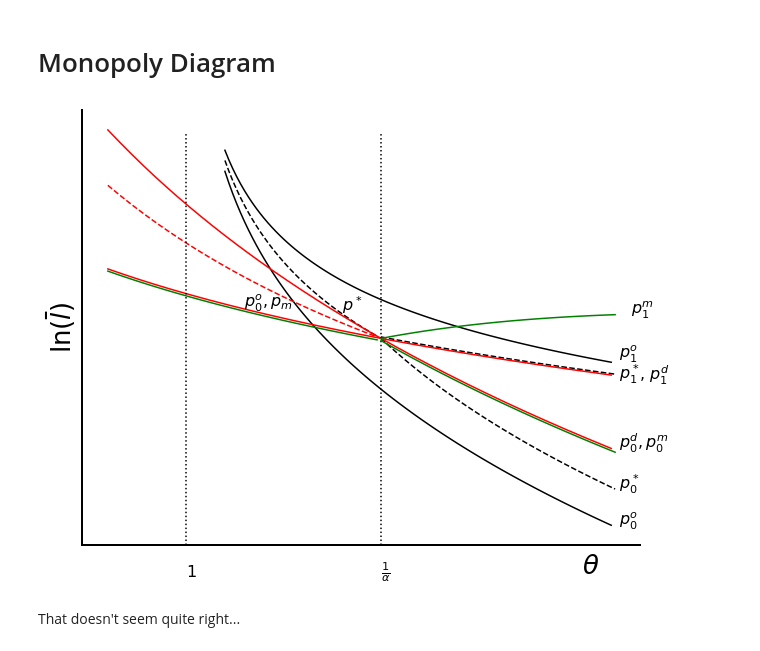
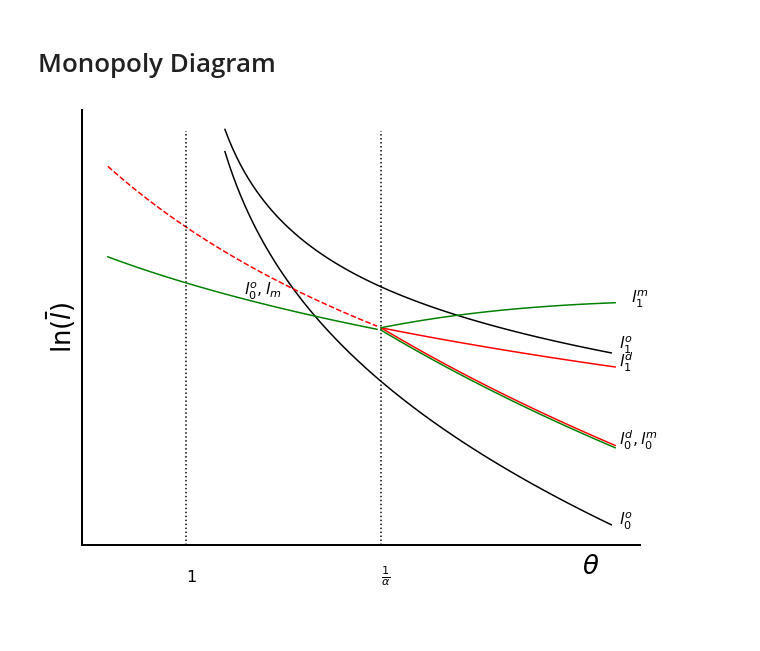
Before and after one commit to jhconning/enclosure, a Jupyter notebook: notebooks/PaperDiagramsAndAlgebra.ipynb, the cells around one changed output. Saved outputs shown, nothing was run; the diff lists cells and outputs as text; code cells hidden in the pictures; blank space fills up the shorter version.

```diff
--- a/notebooks/PaperDiagramsAndAlgebra.ipynb
+++ b/notebooks/PaperDiagramsAndAlgebra.ipynb
@@ -468,7 +485,8 @@ c        = 1
 alp      = 2/3
 
 the_1 = np.arange(start, finish, .01)
-the_d = np.arange(.8, finish, .01)
+#the_d = np.arange(.8, finish, .01)
+the_d = np.arange(1/alp, finish, .01)
 the_gg = np.arange(.8, cv, .01 )
 
 ln_po0 = np.log(( c                      / ((the_1**(1/(1-alp)) - 1)*(1-alp))  ) **(1/alp))
@@ -524,47 +542,47 @@ ep = np.max(the_1)+.021
 if full_diag:
     oline1 = ax.plot(the_1, ln_po0, color= 'black')
     bline1 = ax.plot(the_1, ln_po1, color= 'black')
-    gline1 = ax.plot(the_r2, ln_ps0, color= 'black', linestyle='dashed')
-    pline1 = ax.plot(the_r2, ln_ps1+.02, color= 'black', linestyle='dashed')
-    bkline = ax.plot(the_r1, ln_ps,  color='black', linestyle='dashed')
+#    gline1 = ax.plot(the_r2, ln_ps0, color= 'black', linestyle='dashed')
+#    pline1 = ax.plot(the_r2, ln_ps1+.02, color= 'black', linestyle='dashed')
+#    bkline = ax.plot(the_r1, ln_ps,  color='black', linestyle='dashed')
 
-    t1 = ax.text(ep, np.min(ln_po0), r'$p^o_0$', fontsize=16)
-    t2 = ax.text(ep, np.min(ln_po1)+.05, r'$p^o_1$', fontsize=16)
-    t3 = ax.text(ep, np.min(ln_ps0), r'$p^*_0$', fontsize=16)
-    t4 = ax.text(ep, np.min(ln_ps1)-.05, r'$p^*_1$', fontsize=16)
-    t5 = ax.text(cv-.1, np.min(ln_ps)+.34, r'$p^*$', fontsize=16)
+    t1 = ax.text(ep, np.min(ln_po0), r'$l^o_0$', fontsize=16)
+    t2 = ax.text(ep, np.min(ln_po1)+.05, r'$l^o_1$', fontsize=16)
+#    t3 = ax.text(ep, np.min(ln_ps0), r'$l^*_0$', fontsize=16)
+#    t4 = ax.text(ep, np.min(ln_ps1)-.05, r'$l^*_1$', fontsize=16)
+#    t5 = ax.text(cv-.1, np.min(ln_ps)+.34, r'$l^*$', fontsize=16)
 
 bbline1 = ax.plot(the_d, ln_pd0, color='red')
 bbline2 = ax.plot(the_d, ln_pd1, color='red')
 bbline3 = ax.plot(the_gg, ln_pdgg, color='red', linestyle='dashed')
 
 vline1 = ax.axvline(1/alp, ymax=.95, linestyle=':', color='black')
 vline2 = ax.axvline(1, ymax=.95, linestyle=':', color='black')
 
 moline1 = ax.plot(the_gg, ln_pm, color='green')
 moline2 = ax.plot(the_r2, ln_pm0, color='green')
 moline3 = ax.plot(the_r2, ln_pm1, color='green')
 
-d1  = ax.text(ep, np.min(ln_pd0), r'$p^d_0, p^m_0$', fontsize=16)
-dgg = ax.text(np.max(the_gg)-.34, np.min(ln_pdgg)+.4, r'$p^o_0, p_m$', fontsize=16)
+d1  = ax.text(ep, np.min(ln_pd0), r'$l^d_0, l^m_0$', fontsize=16)
+dgg = ax.text(np.max(the_gg)-.34, np.min(ln_pdgg)+.4, r'$l^o_0, l_m$', fontsize=16)
 
 if full_diag:
-    d2  = ax.text(ep+.05, np.min(ln_pd1)-.07, r', $p^d_1$', fontsize=16)
+    d2  = ax.text(ep, np.min(ln_pd1), r'$l^d_1$', fontsize=16)
 else:
-    d2  = ax.text(ep, np.min(ln_pd1), r'$p^d_1$', fontsize=16)
+    d2  = ax.text(ep, np.min(ln_pd1), r'$l^d_1$', fontsize=16)
+
+
 
 if full_diag:
     text1 = ax.text(cv, np.min(ln_pd0)-1.75, r'$\frac{1}{\alpha}$', fontsize=16)
     text2 = ax.text(1, np.min(ln_pd0)-1.75, r'$1$', fontsize=16)
 else:
     text1 = ax.text(cv, np.min(ln_pd0)-.5, r'$\frac{1}{\alpha}$', fontsize=16)
     text2 = ax.text(1, np.min(ln_pd0)-.5, r'$1$', fontsize=16)
 
-textm = ax.text(np.max(the_r2)+.04, np.max(ln_pm1), r'$p_1^m$', fontsize=16)
+textm = ax.text(np.max(the_r2)+.04, np.max(ln_pm1), r'$l_1^m$', fontsize=16)
 
 if full_diag:
     fig.savefig('monopoly.png')
 # %% [output]
-[figure, old version]
+[figure, new version]
-# %% [markdown]
-That doesn't seem quite right...
```
Also changed, not shown: parts of 4 cells of this notebook, 5 other files.
